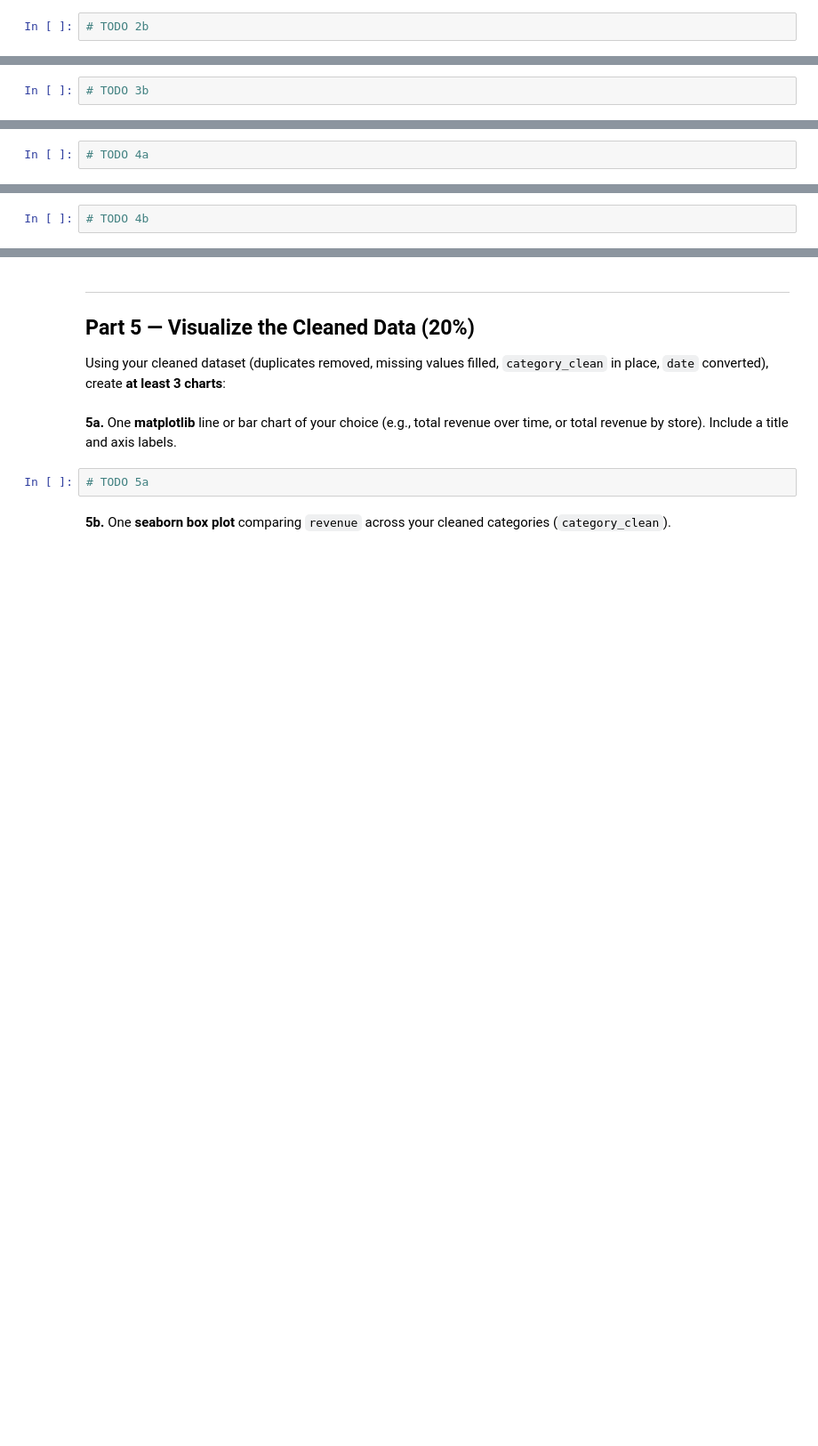
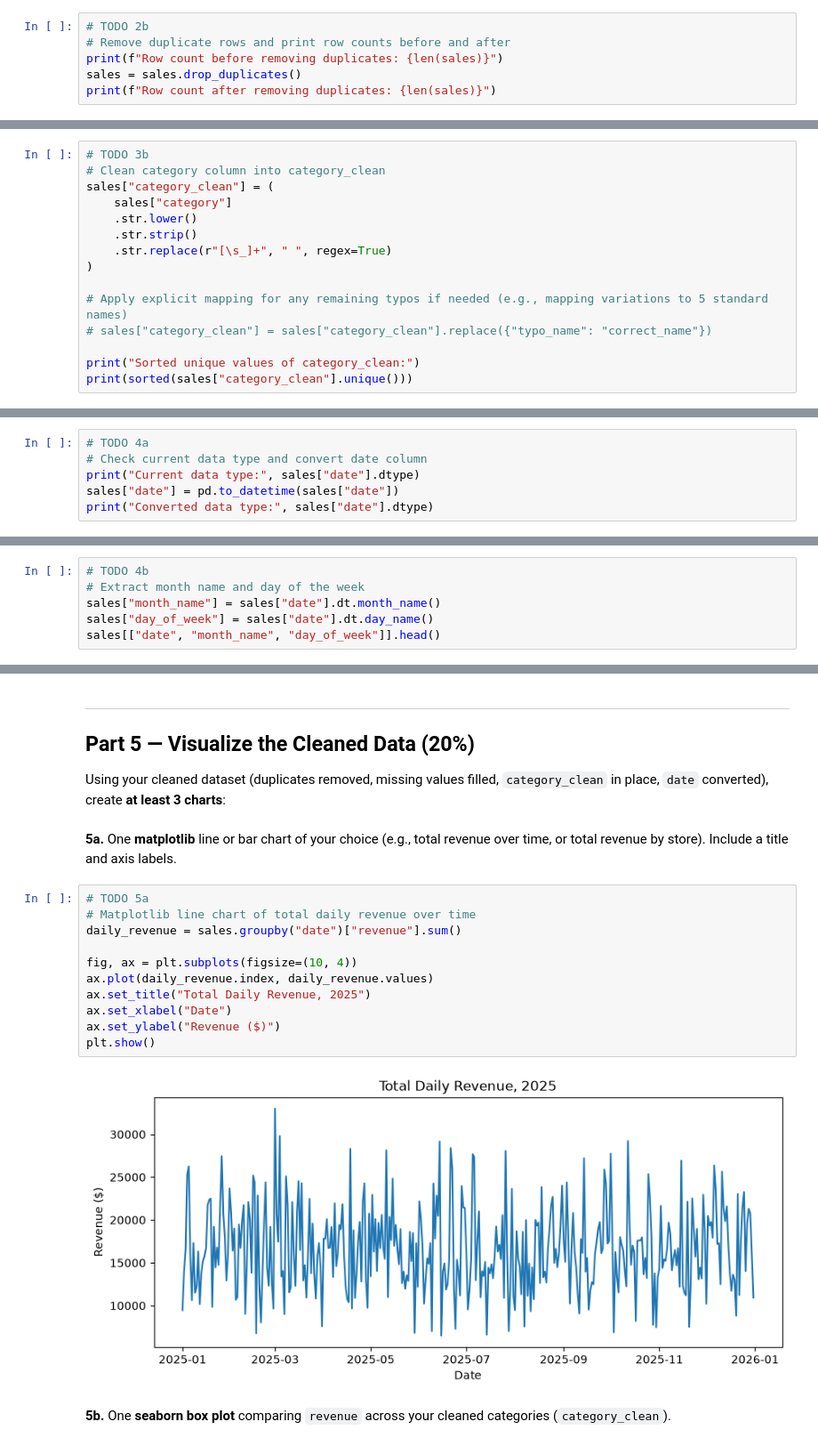
Before and after one commit to NicolasVA90/DSA_504_excercise, a Jupyter notebook: hw2/DSA504_HW2.ipynb, the cells around one changed output, grey strips where cells are left out. Shown at 89% size. Saved outputs shown, nothing was run; the diff lists cells and outputs as text; blank space fills up the shorter version.

```diff
--- a/hw2/DSA504_HW2.ipynb
+++ b/hw2/DSA504_HW2.ipynb
@@ -67,3 +111,7 @@ sales.head()
 **2b.** Remove exact duplicate rows from the dataset. Print the row count before and after.
 # %%
 # TODO 2b
+# Remove duplicate rows and print row counts before and after
+print(f"Row count before removing duplicates: {len(sales)}")
+sales = sales.drop_duplicates()
+print(f"Row count after removing duplicates: {len(sales)}")
@@ -82,3 +142,16 @@ sales.head()
 **3b.** Clean the `category` column into a new column called `category_clean`, using the same three-step approach from Class 7: lowercase and strip whitespace, then use a regex to normalize underscores/extra spaces into single spaces, then fix any remaining typos with an explicit mapping. Print the sorted unique values of `category_clean` — it should show **exactly 5** categories.
 # %%
 # TODO 3b
+# Clean category column into category_clean
+sales["category_clean"] = (
+    sales["category"]
+    .str.lower()
+    .str.strip()
+    .str.replace(r"[\s_]+", " ", regex=True)
+)
+
+# Apply explicit mapping for any remaining typos if needed (e.g., mapping variations to 5 standard names)
+# sales["category_clean"] = sales["category_clean"].replace({"typo_name": "correct_name"})
+
+print("Sorted unique values of category_clean:")
+print(sorted(sales["category_clean"].unique()))
@@ -93,3 +195,7 @@ sales.head()
 **4a.** Check the current data type of the `date` column, then convert it to a proper datetime type.
 # %%
 # TODO 4a
+# Check current data type and convert date column
+print("Current data type:", sales["date"].dtype)
+sales["date"] = pd.to_datetime(sales["date"])
+print("Converted data type:", sales["date"].dtype)
@@ -97,3 +206,7 @@ sales.head()
 **4b.** Using the converted `date` column, create two new columns: `month_name` (the full month name) and `day_of_week` (the full weekday name).
 # %%
 # TODO 4b
+# Extract month name and day of the week
+sales["month_name"] = sales["date"].dt.month_name()
+sales["day_of_week"] = sales["date"].dt.day_name()
+sales[["date", "month_name", "day_of_week"]].head()
@@ -106,6 +226,17 @@ Using your cleaned dataset (duplicates removed, missing values filled, `category
 **5a.** One **matplotlib** line or bar chart of your choice (e.g., total revenue over time, or total revenue by store). Include a title and axis labels.
 # %%
 # TODO 5a
+# Matplotlib line chart of total daily revenue over time
+daily_revenue = sales.groupby("date")["revenue"].sum()
+
+fig, ax = plt.subplots(figsize=(10, 4))
+ax.plot(daily_revenue.index, daily_revenue.values)
+ax.set_title("Total Daily Revenue, 2025")
+ax.set_xlabel("Date")
+ax.set_ylabel("Revenue ($)")
+plt.show()
+# %% [output]
+[figure, added]
 # %% [markdown]
 **5b.** One **seaborn box plot** comparing `revenue` across your cleaned categories (`category_clean`).
 # %%
```
Also changed, not shown: parts of 15 cells of this notebook.
